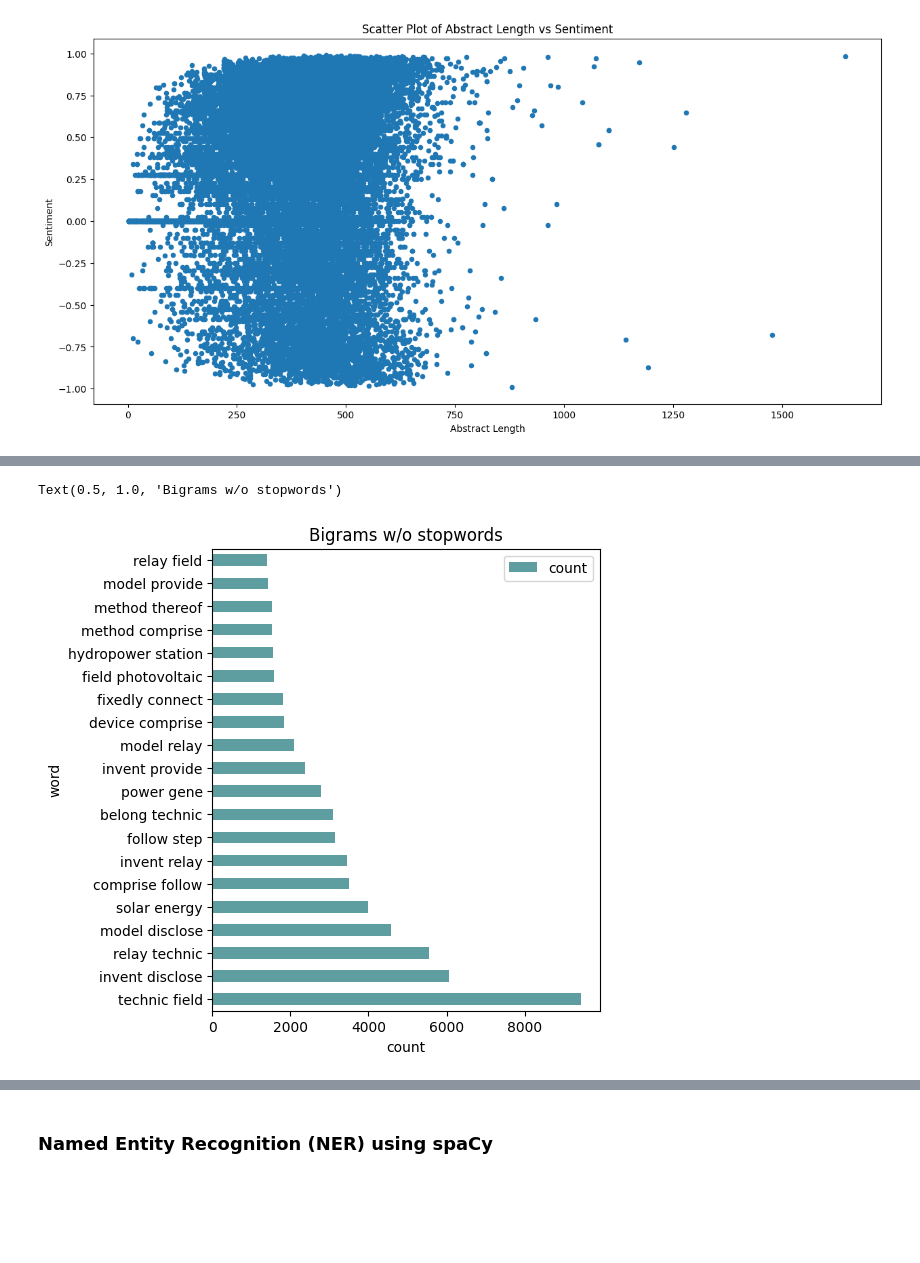
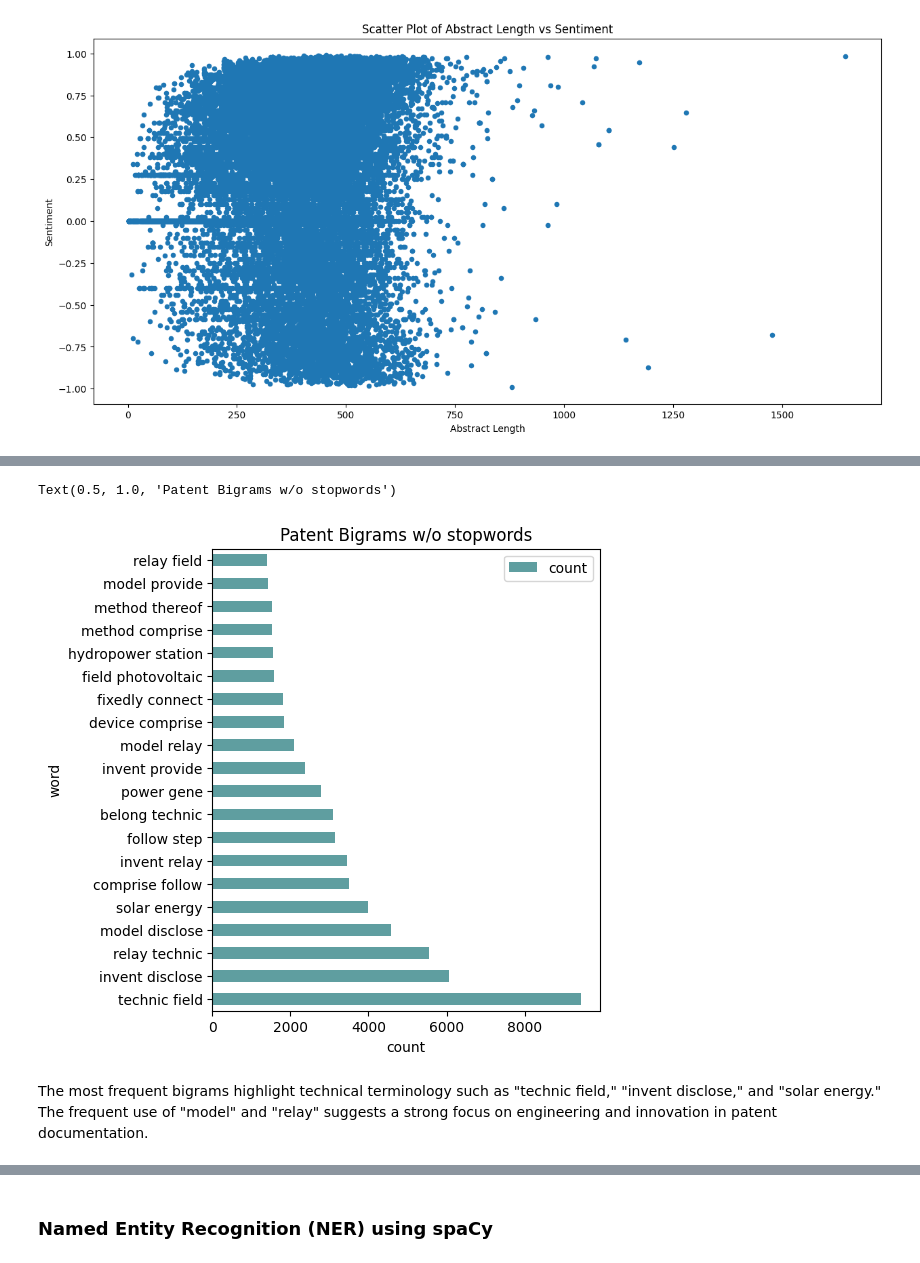
Before and after one commit to cmimholz/computational-language-technology-project, a Jupyter notebook: notebooks/stage1.ipynb, the cells around one changed output, grey strips where cells are left out. Saved outputs shown, nothing was run; the diff lists cells and outputs as text; code cells hidden in the pictures; blank space fills up the shorter version.

```diff
--- a/notebooks/stage1.ipynb
+++ b/notebooks/stage1.ipynb
@@ -965,14 +995,16 @@ Text(0.5, 1.0, 'Trigrams w/o stopwords')
 # %%
 common_words = get_top_n_bigram(patent_df['abstract'].dropna(), 20)
 bigrams = pd.DataFrame(common_words, columns = ['word' , 'count'])
 
 bigrams.plot(kind='barh', x='word', color='cadetblue', width=0.5, figsize=(5,6))
 plt.xlabel('count')
 plt.ylabel('word')
-plt.title('Bigrams w/o stopwords')
+plt.title('Patent Bigrams w/o stopwords')
 # %% [output]
-Text(0.5, 1.0, 'Bigrams w/o stopwords')
+Text(0.5, 1.0, 'Patent Bigrams w/o stopwords')
-[figure, old version]
+[figure, new version]
+# %% [markdown]
+The most frequent bigrams highlight technical terminology such as "technic field," "invent disclose," and "solar energy." The frequent use of "model" and "relay" suggests a strong focus on engineering and innovation in patent documentation.
 # %%
 common_words = get_top_n_trigram(patent_df['abstract'].dropna(), 20)
 trigrams = pd.DataFrame(common_words, columns = ['word' , 'count'])
```
Also changed, not shown: parts of 20 cells of this notebook, 1 other file.
